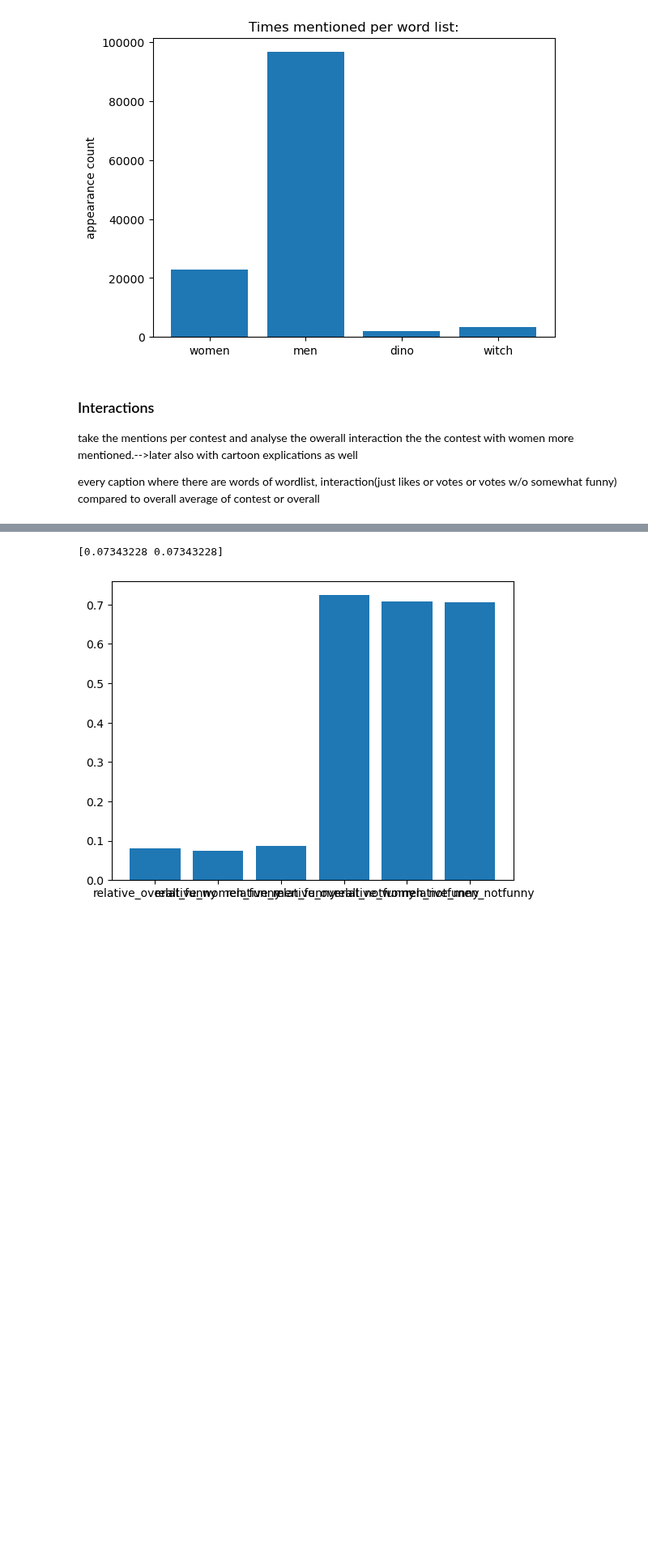
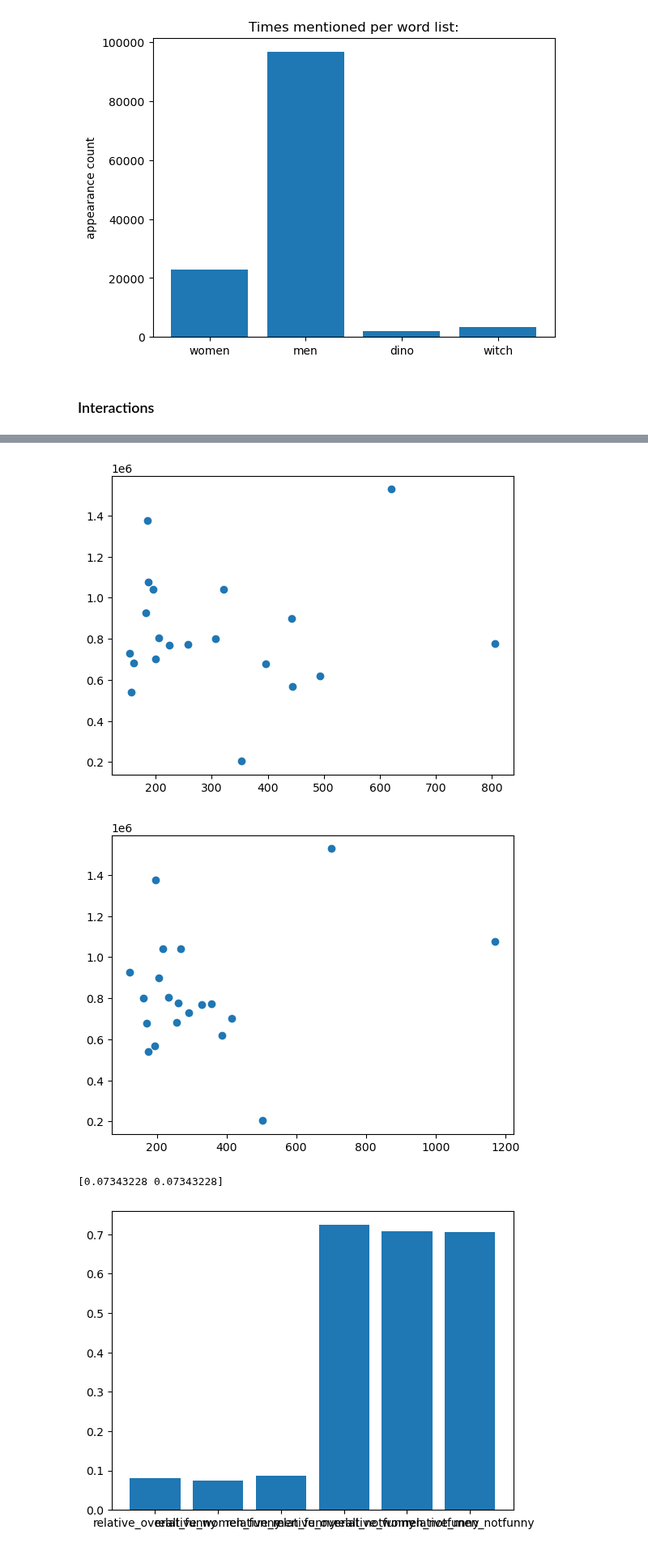
Before and after one commit to epfl-ada/ada-2025-project-data_dinosaur, a Jupyter notebook: load_csv.ipynb, the cells around one changed output, grey strips where cells are left out. Shown at 81% size. Drawn from its saved outputs; the diff is of its cells as text; code cells hidden in the pictures; blank space fills up the shorter version.

```diff
--- a/load_csv.ipynb
+++ b/load_csv.ipynb
@@ -252,11 +252,6 @@ plt.show()
 [figure]
 # %% [markdown]
 ### Interactions
-
-take the mentions per contest and analyse the owerall interaction the the contest with women more mentioned.-->later also with cartoon explications as well
-
-
-every caption where there are words of wordlist, interaction(just likes or votes or votes w/o somewhat funny) compared to overall average of contest or overall
 # %%
 df.head(5)
 # %% [output]
@@ -307,37 +302,39 @@ df_vc = df_vc.drop(["w"], axis=1)
 df_vc_sorted = df_vc.sort_values(by='women', ascending=False).copy()
 df_vc_sorted['rel_funny'] = df_vc_sorted['funny'].copy()/df_vc_sorted['votes'].copy()
 
 
 df_vc_sorted_20 = df_vc_sorted.head(20).copy()
 
 votes_women = df_vc_sorted_20['votes'].mean()
 funny_women = df_vc_sorted_20['rel_funny'].mean()
 
 
-#plt.scatter(df_vc_sorted_20['women'], df_vc_sorted_20['votes'])
-#plt.show()
+plt.scatter(df_vc_sorted_20['women'], df_vc_sorted_20['votes'])
+plt.show()
 
 df_vc_sorted1 = df_vc.sort_values(by='men', ascending=False).copy()
 df_vc_sorted_201 = df_vc_sorted.head(20).copy()
 
 votes_men = df_vc_sorted_201['votes'].mean()
 funny_men = df_vc_sorted_201['rel_funny'].mean()
 
 
-#plt.scatter(df_vc_sorted_20['men'], df_vc_sorted_20['votes'])
-#plt.show()
+plt.scatter(df_vc_sorted_20['men'], df_vc_sorted_20['votes'])
+plt.show()
 df_vc.head(-5)
 
 
 df_vc_sorted['rel_funny'] = df_vc_sorted['funny']/df_vc_sorted['votes']
 
 #plt.scatter(df_vc_sorted['rel_funny'], df_vc_sorted['trump'])
 #plt.show()
 
 
 l = np.array([funny_women, funny_men])
 print(l)
 # %% [output]
+[figure, added]
+[figure, added]
 [0.07343228 0.07343228]
 # %%
 df_vc_sorted_w = df_vc.sort_values(by='women', ascending=False).head(20).copy()
```
